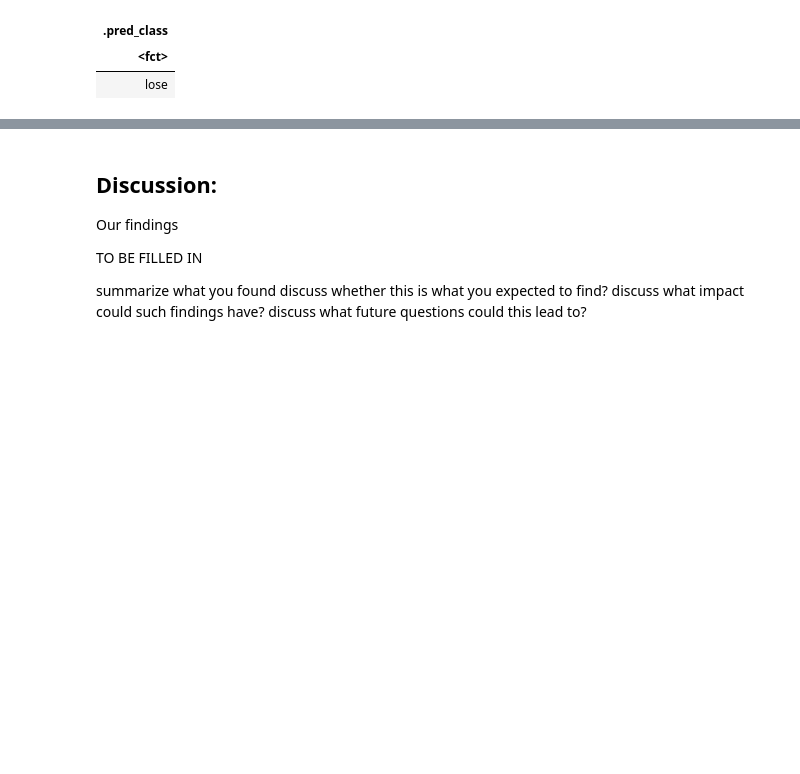
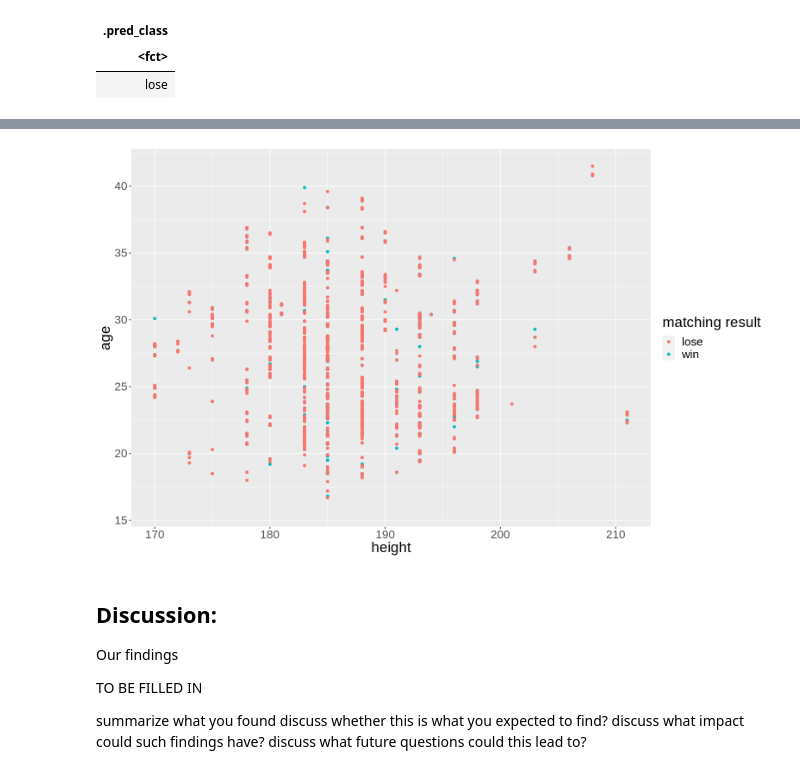
Before and after one commit to bearmohawk/DSCI-100-2022_autumn-Group-37, a Jupyter notebook: Project report Group 37-Copy1.ipynb, the cells around one changed output, grey strips where cells are left out. Saved outputs shown, nothing was run; the diff lists cells and outputs as text; code cells hidden in the pictures; blank space fills up the shorter version.

```diff
--- a/Project report Group 37-Copy1.ipynb
+++ b/Project report Group 37-Copy1.ipynb
@@ -294,0 +317,14 @@ A tibble: 1 × 1
+# %%
+point1 <- c(180,30)
+
+ht_vs_age <- match_data_tidy |>
+    ggplot(aes(x = ht,
+               y = age,
+               colour = match_result)) +
+        labs(x = "height",
+             y = "age",
+            colour = 'matching result') +
+        geom_point() + theme(text = element_text(size = 20))
+
+ht_vs_age
+# %% [output]
@@ -295,3 +333,4 @@ A tibble: 1 × 1
+[figure, added]
 # %% [markdown]
 ## Discussion:
 
```
Also changed, not shown: parts of 3 cells of this notebook.
